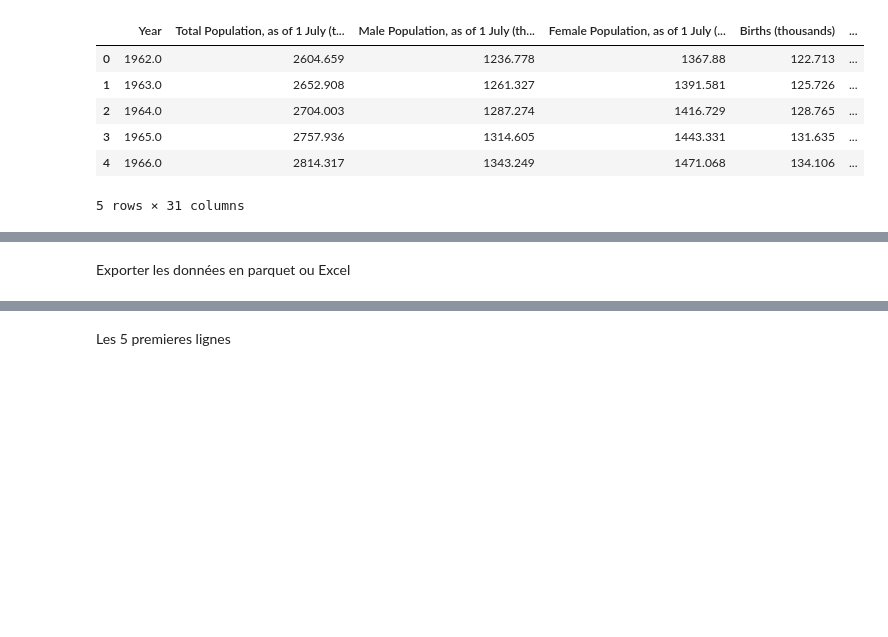
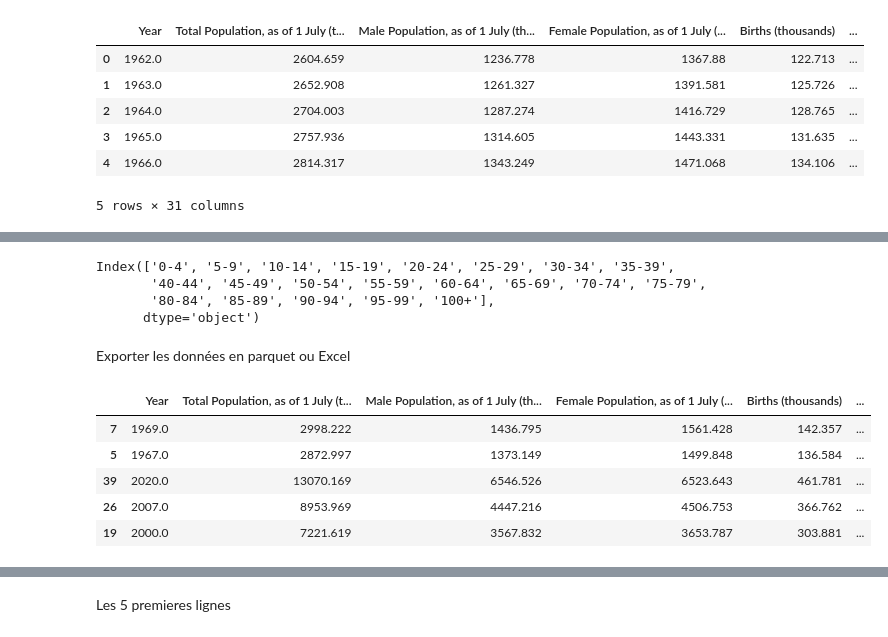
Before and after one commit to FidTCHANDO/ANIP_Challenge1, a Jupyter notebook: Tache_1_Tchando_SikaFidele_Notebook_JJMM.ipynb, the cells around one changed output, grey strips where cells are left out. Cells and saved outputs as stored; diff of their text form; code cells hidden in the pictures; blank space fills up the shorter version.

```diff
--- a/Tache_1_Tchando_SikaFidele_Notebook_JJMM.ipynb
+++ b/Tache_1_Tchando_SikaFidele_Notebook_JJMM.ipynb
@@ -171,14 +171,28 @@ benin_df.shape
+# %%
+benin_df.columns[10:]
+# %% [output]
+Index(['0-4', '5-9', '10-14', '15-19', '20-24', '25-29', '30-34', '35-39',
+       '40-44', '45-49', '50-54', '55-59', '60-64', '65-69', '70-74', '75-79',
+       '80-84', '85-89', '90-94', '95-99', '100+'],
+      dtype='object')
 # %%
-benin_df['ID'] = benin_df.index
+# benin_df['ID'] = benin_df.index
 
-benin_df = benin_df[[benin_df.columns[-1]] + list(benin_df.columns[:-1])]
+# benin_df = benin_df[[benin_df.columns[-1]] + list(benin_df.columns[:-1])]
 # %% [markdown]
 Exporter les données en parquet ou Excel
 # %%
-benin_df["Population 0-14"] = benin_df[benin_df.columns[11:14]].sum(axis=1)
-benin_df["Population 15-59"] = benin_df[benin_df.columns[14:23]].sum(axis=1)
-benin_df["Population 60+"] = benin_df[benin_df.columns[23:32]].sum(axis=1)
+benin_df["Population 0-14"] = benin_df[benin_df.columns[10:13]].sum(axis=1)
+benin_df["Population 15-59"] = benin_df[benin_df.columns[13:22]].sum(axis=1)
+benin_df["Population 60+"] = benin_df[benin_df.columns[22:31]].sum(axis=1)
 
-benin_df = benin_df.drop(benin_df.columns[11:32], axis=1)
+benin_df = benin_df.drop(benin_df.columns[10:31], axis=1)
 # %%
-benin_df.sample()
+benin_df.sample(5)
+# %% [output]
+|  | Year | Total Population, as of 1 July (t... | Male Population, as of 1 July (th... | Female Population, as of 1 July (... | Births (thousands) | ... |
+| 7 | 1969.0 | 2998.222 | 1436.795 | 1561.428 | 142.357 | ... |
+| 5 | 1967.0 | 2872.997 | 1373.149 | 1499.848 | 136.584 | ... |
+| 39 | 2020.0 | 13070.169 | 6546.526 | 6523.643 | 461.781 | ... |
+| 26 | 2007.0 | 8953.969 | 4447.216 | 4506.753 | 366.762 | ... |
+| 19 | 2000.0 | 7221.619 | 3567.832 | 3653.787 | 303.881 | ... |
```
Also changed, not shown: parts of 7 cells of this notebook, 4 other files.
